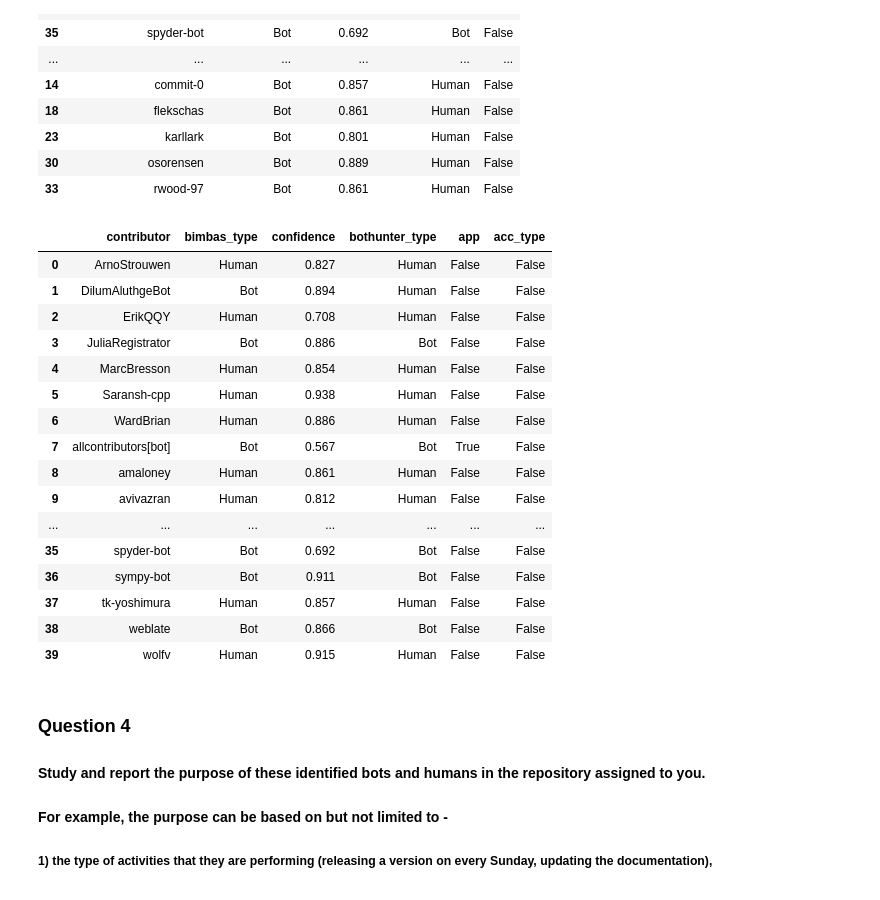
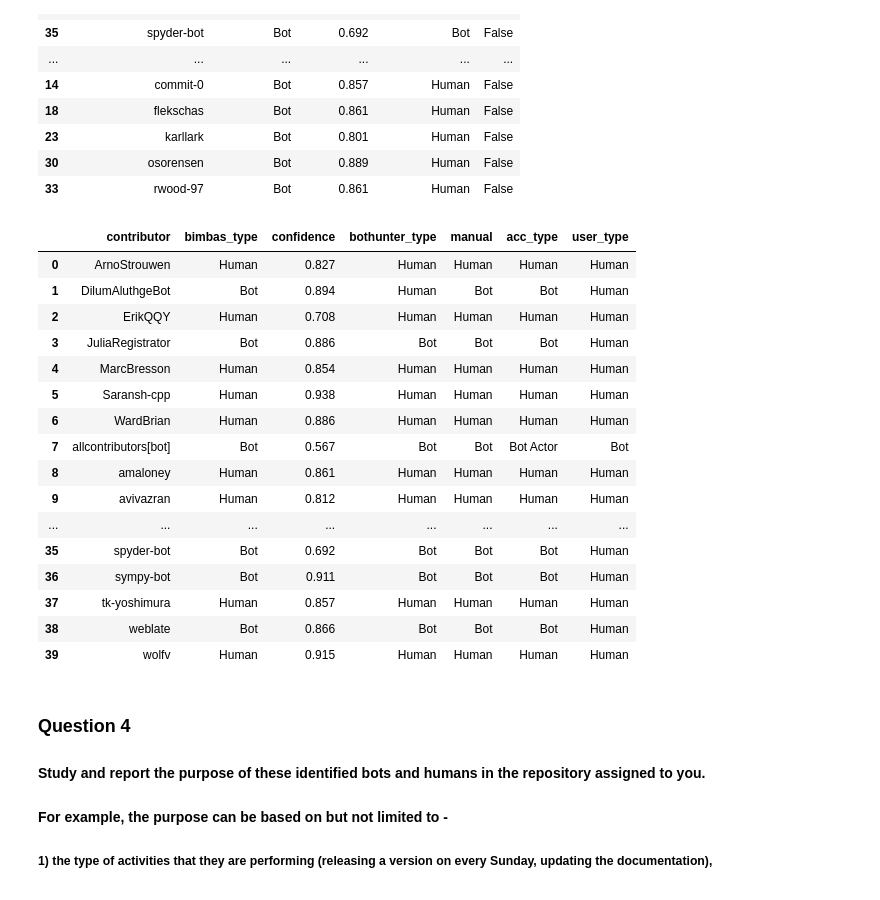
Before and after one commit to ClaireDH3/Software_Evolution_TP_bots, a Jupyter notebook: TP_bots_template.ipynb, the cells around one changed output. Saved outputs shown, nothing was run; the diff lists cells and outputs as text; code cells hidden in the pictures.

```diff
--- a/TP_bots_template.ipynb
+++ b/TP_bots_template.ipynb
@@ -19,7 +19,7 @@ import GenerateActivities as gat
 import important_features as imf
 # %%
 QUERY_ROOT = "https://api.github.com"
-TOKEN = '' # write your GitHub API key here
+TOKEN = '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' # write your GitHub API key here
 HEADERS={'Authorization':'token '+TOKEN}
 # %% [markdown]
 ## Section 3
@@ -191,10 +191,10 @@ pre-commit-ci[bot]
 #    performed by the contributors provided to you. Hint: you can use the df.query function
 # 5. Display the considered events.
 
-df = pd.read_csv("all_events.csv")
-df['created_at'] = pd.to_datetime(df.created_at, unit='ms')
-df = df[df['login'].isin(contributors_list)]
-df['event_type']
+df_event = pd.read_csv("all_events.csv")
+df_event['created_at'] = pd.to_datetime(df_event.created_at, unit='ms')
+df_event = df_event[df_event['login'].isin(contributors_list)]
+df_event['event_type']
 # %% [output]
 3          IssueCommentEvent
 27               IssuesEvent
@@ -257,7 +257,7 @@ def execute_bimbas(contributors_list, selected_events):
 # Prediction returned by BIMBAS will have "contributor", "bimbas_type" and "confidence"
 # Note: Print the prediction provided by BIMBAS - else this cell will not be graded.
 
-result = execute_bimbas(contributors_list, df)
+result = execute_bimbas(contributors_list, df_event)
 result
 # %% [output]
 |  | contributor | bimbas_type | confidence |
@@ -369,34 +369,46 @@ result
 # %%
 # Write your code below here to determine the final type of contributor.
 # add column named 'acc_type' and write your final decision in it.
 # Final decision is majority of three types - bimbas_type, bothunter_type, manual.
 
 result = result.sort_index()
-result["acc_type"] = True
+df_sec4.loc[result.index, "manual"] = "Bot"
+df_sec4["manual"] = df_sec4["manual"].fillna("Human")
 
-df_sec5 = pd.concat([result, df_sec4])
+#Number of times we have Bot (rows)
+df_sec4["bot_count"] = df_sec4[["bimbas_type", "bothunter_type", "manual"]].eq("Bot").sum(axis=1)
 
-df_sec5  = df_sec5.merge(df_sec4, on='acc_type')
+#Create the acc_type column
+df_sec4["acc_type"] = "Human"
+df_sec4.loc[df_sec4["bot_count"] >= 2, "acc_type"] = "Bot"
 
+#This column is useless
+df_sec4 = df_sec4.drop(columns=["bot_count"])
+
+df_sec4.loc[df_sec4["app"] == True, "user_type"] = "Bot"
+df_sec4.loc[df_sec4["app"] == False, "user_type"] = "Human"
+df_sec4 = df_sec4.drop(columns=["app"])
+
+df_sec4.loc[df_sec4["user_type"] == "Bot", "acc_type"] = "Bot Actor"
 df_sec4
 # %% [output]
-|  | contributor | bimbas_type | confidence | bothunter_type | app | acc_type |
-| 0 | ArnoStrouwen | Human | 0.827 | Human | False | False |
-| 1 | DilumAluthgeBot | Bot | 0.894 | Human | False | False |
-| 2 | ErikQQY | Human | 0.708 | Human | False | False |
-| 3 | JuliaRegistrator | Bot | 0.886 | Bot | False | False |
-| 4 | MarcBresson | Human | 0.854 | Human | False | False |
-| 5 | Saransh-cpp | Human | 0.938 | Human | False | False |
-| 6 | WardBrian | Human | 0.886 | Human | False | False |
-| 7 | allcontributors[bot] | Bot | 0.567 | Bot | True | False |
-| 8 | amaloney | Human | 0.861 | Human | False | False |
-| 9 | avivazran | Human | 0.812 | Human | False | False |
-| ... | ... | ... | ... | ... | ... | ... |
-| 35 | spyder-bot | Bot | 0.692 | Bot | False | False |
-| 36 | sympy-bot | Bot | 0.911 | Bot | False | False |
-| 37 | tk-yoshimura | Human | 0.857 | Human | False | False |
-| 38 | weblate | Bot | 0.866 | Bot | False | False |
-| 39 | wolfv | Human | 0.915 | Human | False | False |
+|  | contributor | bimbas_type | confidence | bothunter_type | manual | acc_type | user_type |
+| 0 | ArnoStrouwen | Human | 0.827 | Human | Human | Human | Human |
+| 1 | DilumAluthgeBot | Bot | 0.894 | Human | Bot | Bot | Human |
+| 2 | ErikQQY | Human | 0.708 | Human | Human | Human | Human |
+| 3 | JuliaRegistrator | Bot | 0.886 | Bot | Bot | Bot | Human |
+| 4 | MarcBresson | Human | 0.854 | Human | Human | Human | Human |
+| 5 | Saransh-cpp | Human | 0.938 | Human | Human | Human | Human |
+| 6 | WardBrian | Human | 0.886 | Human | Human | Human | Human |
+| 7 | allcontributors[bot] | Bot | 0.567 | Bot | Bot | Bot Actor | Bot |
+| 8 | amaloney | Human | 0.861 | Human | Human | Human | Human |
+| 9 | avivazran | Human | 0.812 | Human | Human | Human | Human |
+| ... | ... | ... | ... | ... | ... | ... | ... |
+| 35 | spyder-bot | Bot | 0.692 | Bot | Bot | Bot | Human |
+| 36 | sympy-bot | Bot | 0.911 | Bot | Bot | Bot | Human |
+| 37 | tk-yoshimura | Human | 0.857 | Human | Human | Human | Human |
+| 38 | weblate | Bot | 0.866 | Bot | Bot | Bot | Human |
+| 39 | wolfv | Human | 0.915 | Human | Human | Human | Human |
 # %% [markdown]
 ### Question 4
 #### Study and report the purpose of these identified bots and humans in the repository assigned to you.
```
Also changed, not shown: parts of 3 cells of this notebook.
